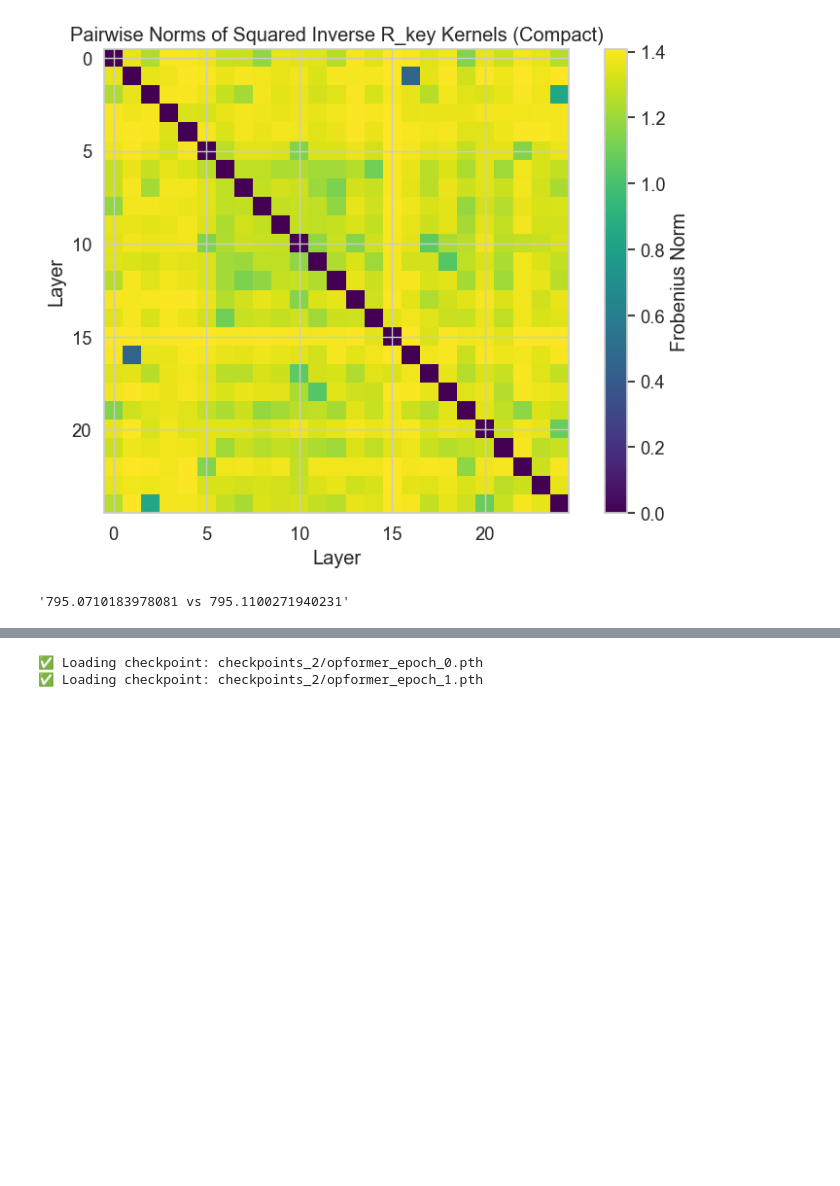
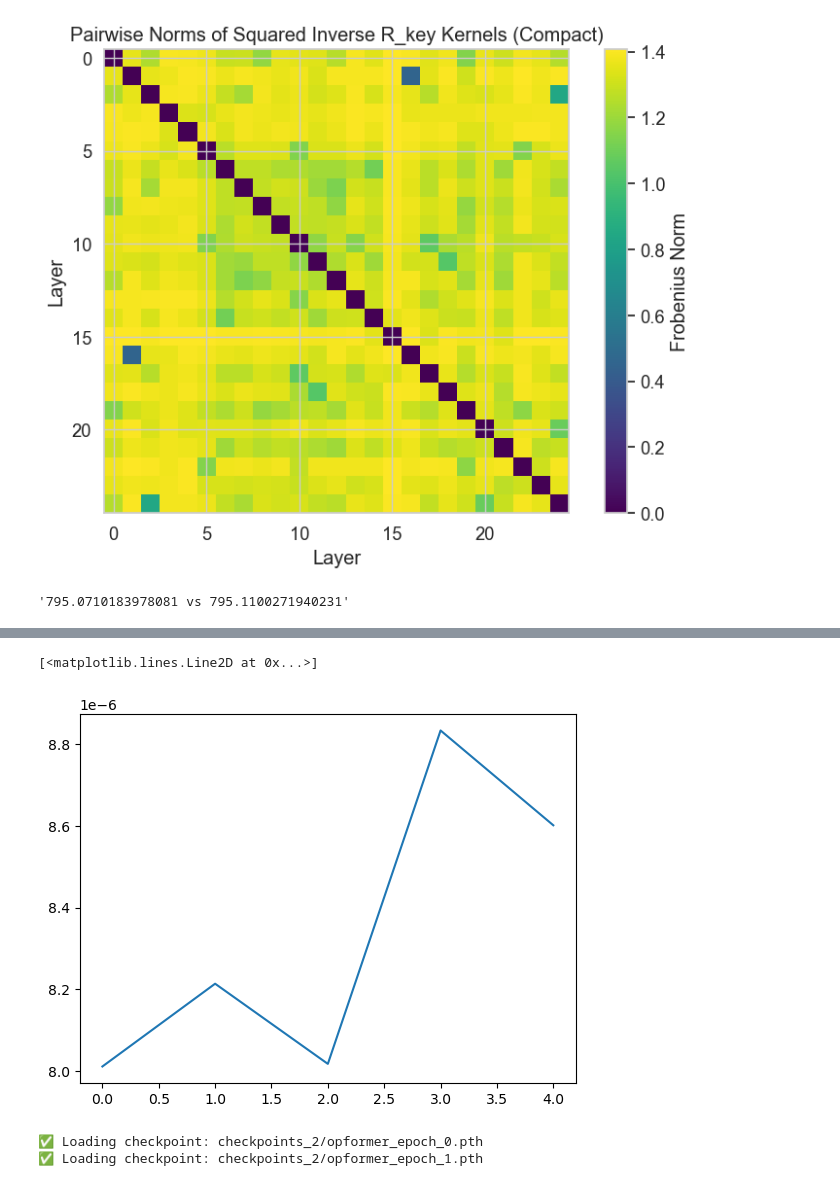
Before and after one commit to yashpatel5400/opicl, a Jupyter notebook: analysis.ipynb, the cells around one changed output, grey strips where cells are left out. Drawn from its saved outputs; the diff is of its cells as text; code cells hidden in the pictures; blank space fills up the shorter version.

```diff
--- a/analysis.ipynb
+++ b/analysis.ipynb
@@ -221,3 +248,8 @@ icl_errors = np.linalg.norm(final_preds_icl + Of_test, axis=(1,2), ord="fro")
+# %%
+plt.plot(attn_norms)
+# %% [output]
+[<matplotlib.lines.Line2D at 0x...>]
+[figure, added]
 # %%
 import seaborn as sns
 import matplotlib.pyplot as plt
```
Also changed, not shown: parts of 20 cells of this notebook, 4 other files.
